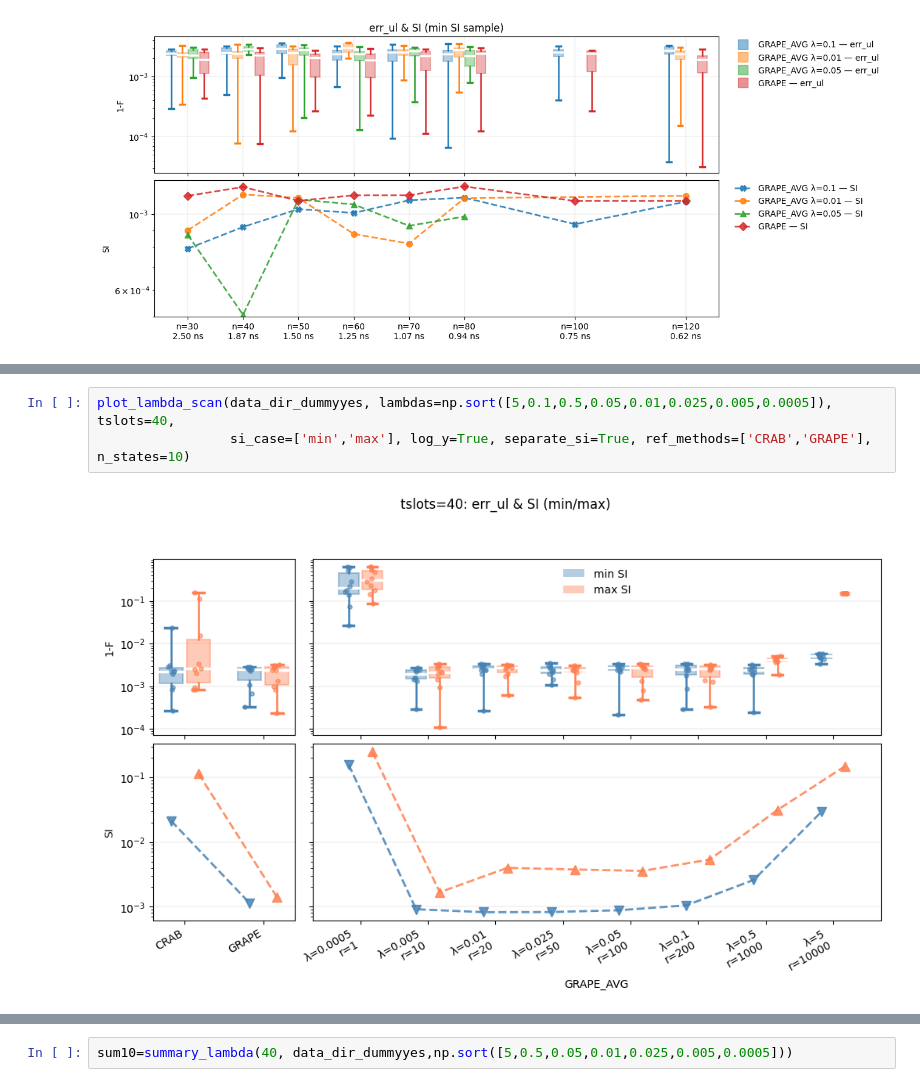
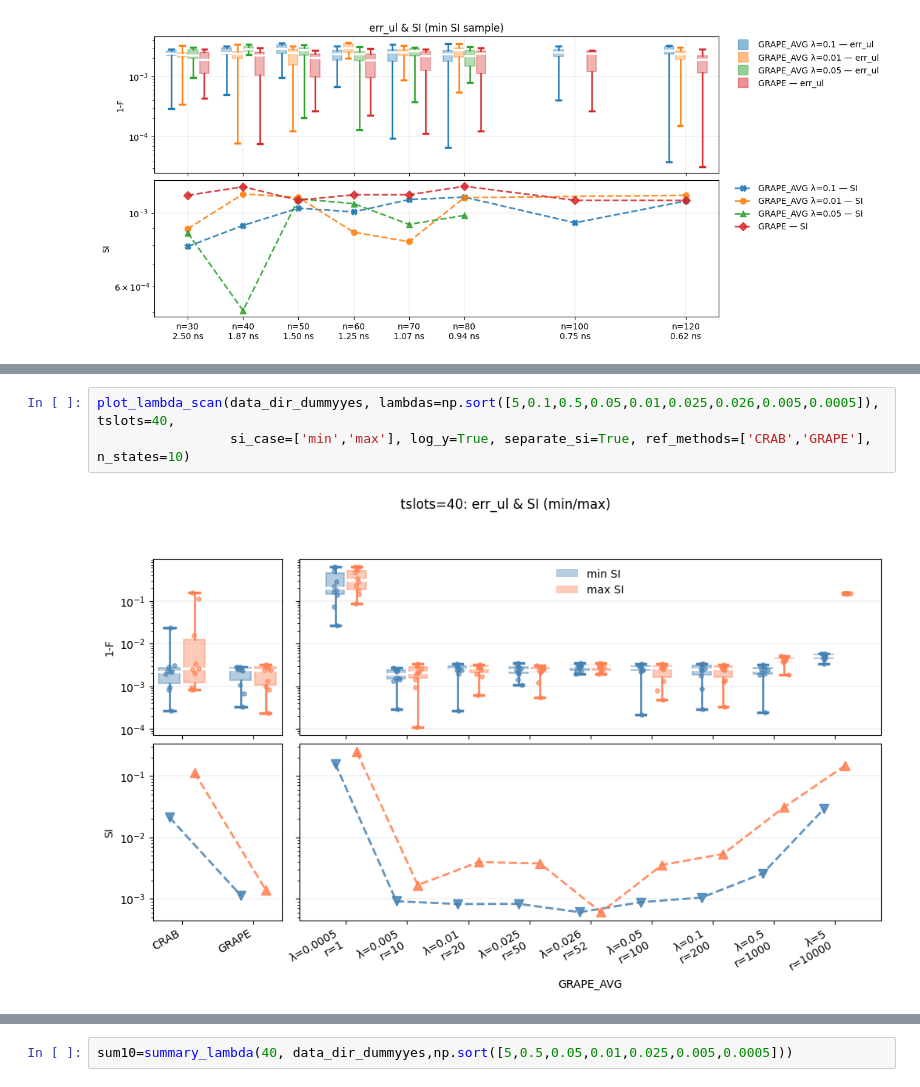
Before and after one commit to cicacica/VeriPulse, a Jupyter notebook: notebooks/data_processing.ipynb, the cells around one changed output, grey strips where cells are left out. Drawn from its saved outputs; the diff is of its cells as text.

```diff
--- a/notebooks/data_processing.ipynb
+++ b/notebooks/data_processing.ipynb
@@ -900,8 +900,8 @@ plot_lambda_spread(data_dir_dummyyes, lambdas=[5,0.5,0.05,0.01,0.025,0.005], tsl
 # %%
-plot_lambda_scan(data_dir_dummyyes, lambdas=np.sort([5,0.1,0.5,0.05,0.01,0.025,0.005,0.0005]), tslots=40,
+plot_lambda_scan(data_dir_dummyyes, lambdas=np.sort([5,0.1,0.5,0.05,0.01,0.025,0.026,0.005,0.0005]), tslots=40,
                  si_case=['min','max'], log_y=True, separate_si=True, ref_methods=['CRAB','GRAPE'], n_states=10)
 # %% [output]
-[figure, old version]
+[figure, new version]
 # %%
 plot_lambda_scan(data_dir_dummyless, lambdas=np.sort([5,0.5,0.1,0.05,0.01,0.025,0.005,0.0005]), tslots=40,
                  si_case=['min','max'], log_y=True, separate_si=True, ref_methods=['CRAB','GRAPE'], n_states=8)
```
Also changed, not shown: parts of 4 cells of this notebook, 1 other file.
